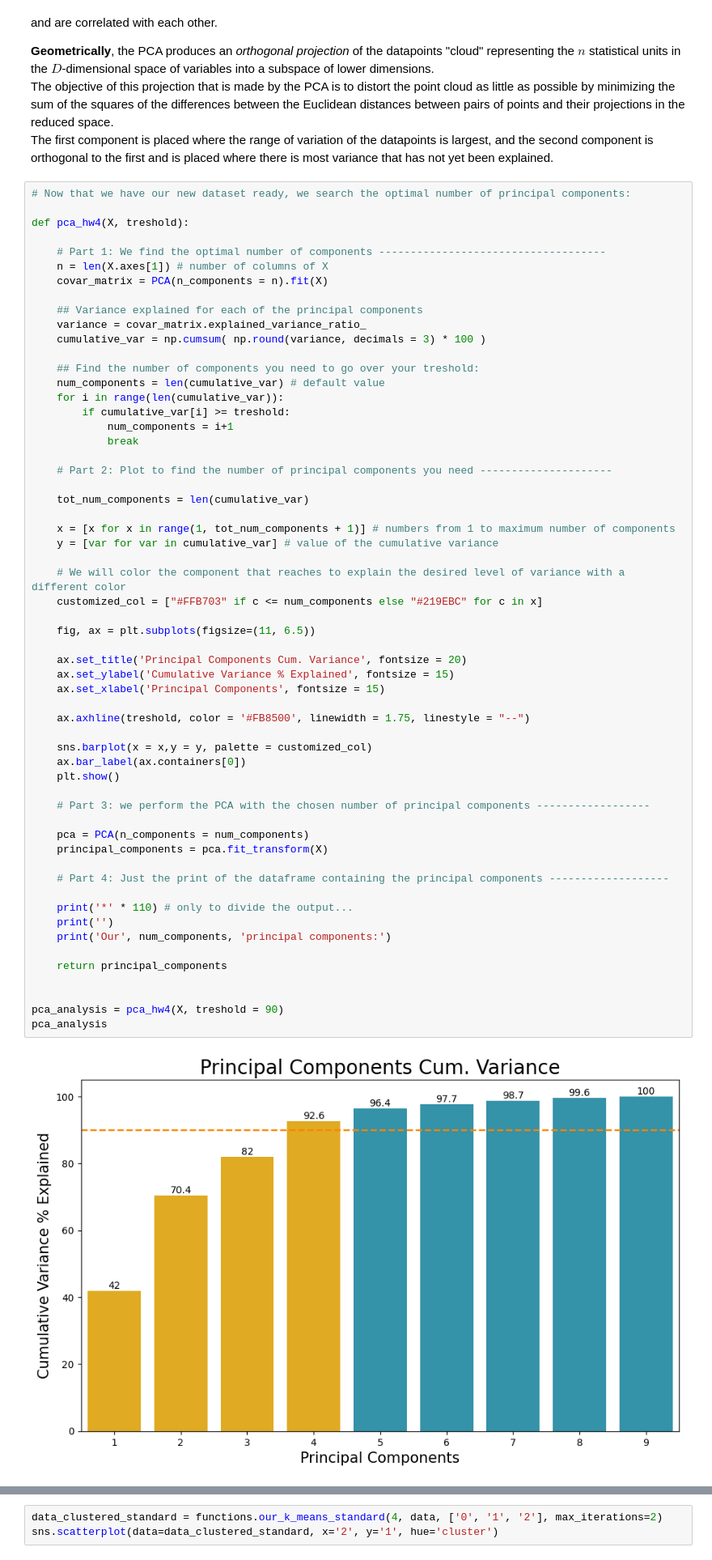
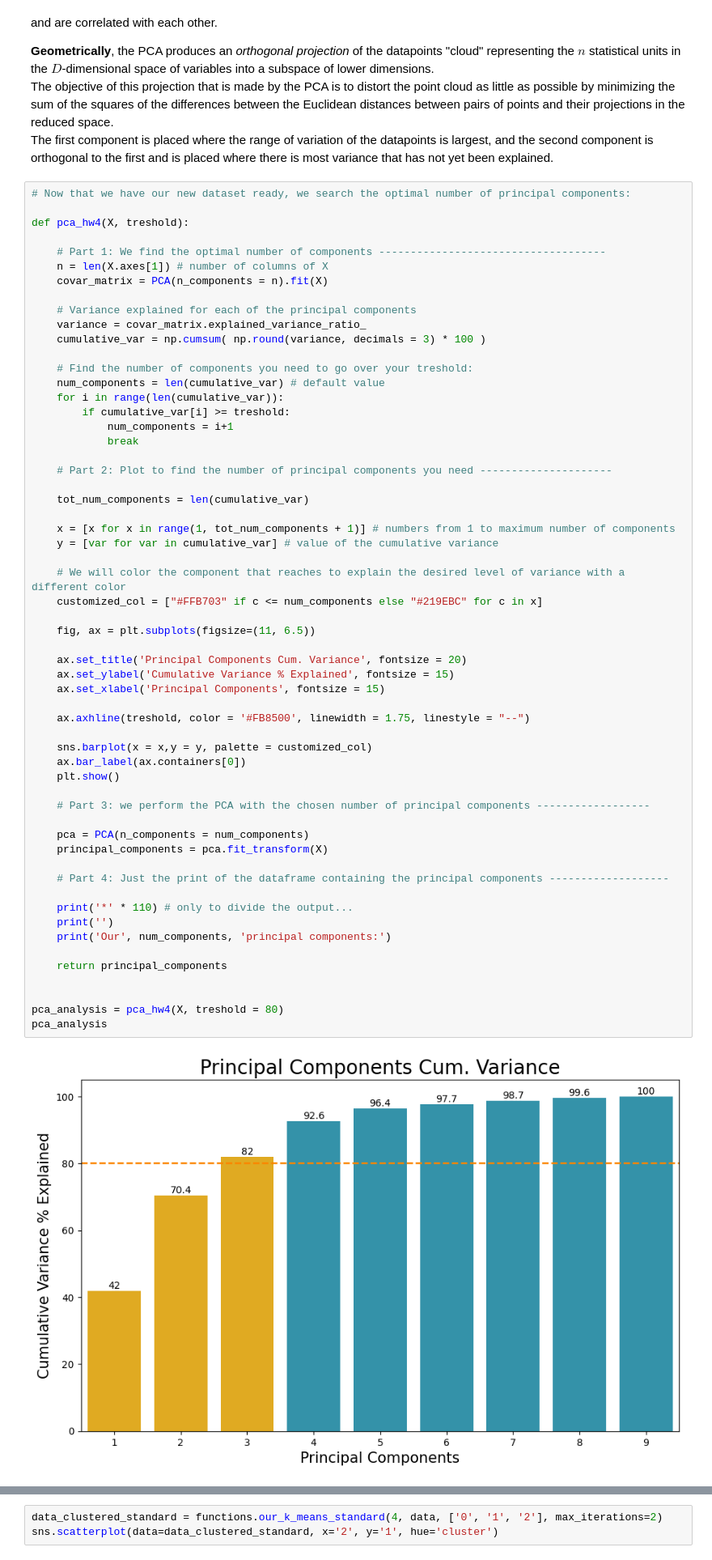
Before and after one commit to saifali03/recommendation-systems-and-clustering-everywhere, a Jupyter notebook: main.ipynb, the cells around one changed output, grey strips where cells are left out. Shown at 81% size. Saved outputs shown, nothing was run; the diff lists cells and outputs as text.

```diff
--- a/main.ipynb
+++ b/main.ipynb
@@ -728,11 +766,11 @@ def pca_hw4(X, treshold):
     n = len(X.axes[1]) # number of columns of X
     covar_matrix = PCA(n_components = n).fit(X)
 
-    ## Variance explained for each of the principal components
+    # Variance explained for each of the principal components
     variance = covar_matrix.explained_variance_ratio_
     cumulative_var = np.cumsum( np.round(variance, decimals = 3) * 100 )
 
-    ## Find the number of components you need to go over your treshold:
+    # Find the number of components you need to go over your treshold:
     num_components = len(cumulative_var) # default value
     for i in range(len(cumulative_var)):
         if cumulative_var[i] >= treshold:
@@ -750,34 +788,34 @@ def pca_hw4(X, treshold):
     customized_col = ["#FFB703" if c <= num_components else "#219EBC" for c in x]
 
     fig, ax = plt.subplots(figsize=(11, 6.5))
 
     ax.set_title('Principal Components Cum. Variance', fontsize = 20)
     ax.set_ylabel('Cumulative Variance % Explained', fontsize = 15)
     ax.set_xlabel('Principal Components', fontsize = 15)
 
     ax.axhline(treshold, color = '#FB8500', linewidth = 1.75, linestyle = "--")
 
     sns.barplot(x = x,y = y, palette = customized_col)
     ax.bar_label(ax.containers[0])
     plt.show()
 
     # Part 3: we perform the PCA with the chosen number of principal components ------------------
 
     pca = PCA(n_components = num_components)
     principal_components = pca.fit_transform(X)
 
     # Part 4: Just the print of the dataframe containing the principal components -------------------
 
     print('*' * 110) # only to divide the output...
     print('')
     print('Our', num_components, 'principal components:')
 
     return principal_components
 
 
-pca_analysis = pca_hw4(X, treshold = 90)
+pca_analysis = pca_hw4(X, treshold = 80)
 pca_analysis
 # %% [output]
-[figure, old version]
+[figure, new version]
 **************************************************************************************************************
 
```
Also changed, not shown: parts of 26 cells of this notebook.
